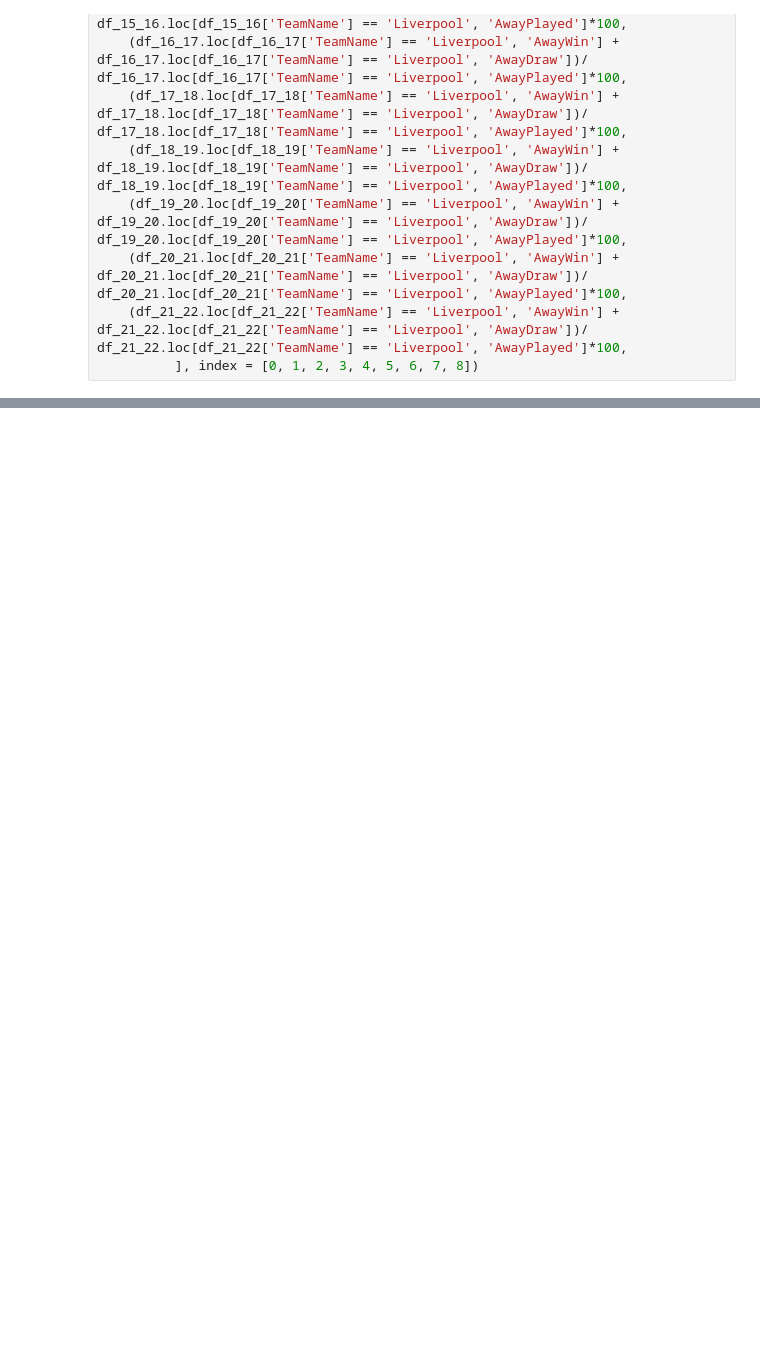
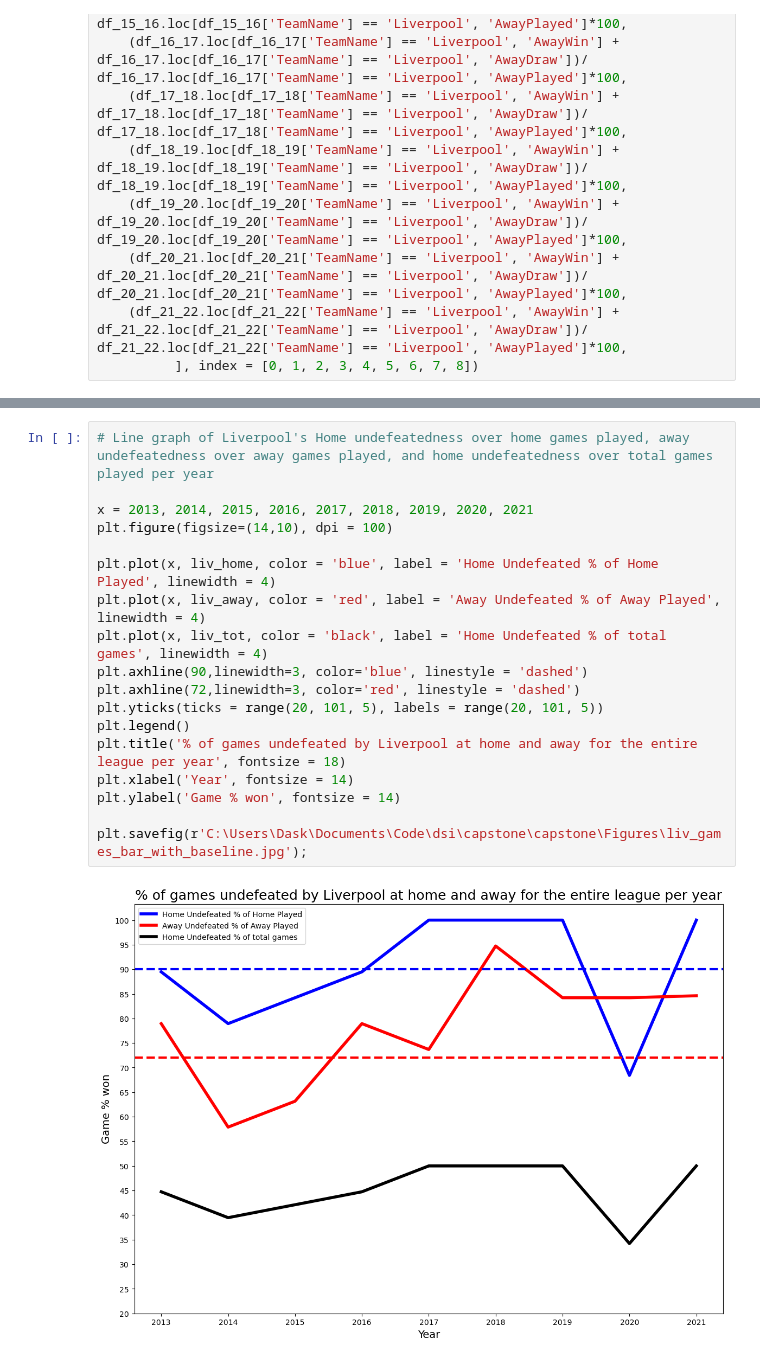
Before and after one commit to Devin-Hite/home-field-predictor, a Jupyter notebook: Code/EDA_and_visuals.ipynb, the cells around one changed output, grey strips where cells are left out. Cells and saved outputs as stored; diff of their text form; blank space fills up the shorter version.

```diff
--- a/Code/EDA_and_visuals.ipynb
+++ b/Code/EDA_and_visuals.ipynb
@@ -295,0 +296,20 @@ plt.savefig(r'C:\Users\Dask\Documents\Code\dsi\capstone_final\Figures\liv_games_
+# %%
+# Line graph of Liverpool's Home undefeatedness over home games played, away undefeatedness over away games played, and home undefeatedness over total games played per year
+
+x = 2013, 2014, 2015, 2016, 2017, 2018, 2019, 2020, 2021
+plt.figure(figsize=(14,10), dpi = 100)
+
+plt.plot(x, liv_home, color = 'blue', label = 'Home Undefeated % of Home Played', linewidth = 4)
+plt.plot(x, liv_away, color = 'red', label = 'Away Undefeated % of Away Played', linewidth = 4)
+plt.plot(x, liv_tot, color = 'black', label = 'Home Undefeated % of total games', linewidth = 4)
+plt.axhline(90,linewidth=3, color='blue', linestyle = 'dashed')
+plt.axhline(72,linewidth=3, color='red', linestyle = 'dashed')
+plt.yticks(ticks = range(20, 101, 5), labels = range(20, 101, 5))
+plt.legend()
+plt.title('% of games undefeated by Liverpool at home and away for the entire league per year', fontsize = 18)
+plt.xlabel('Year', fontsize = 14)
+plt.ylabel('Game % won', fontsize = 14)
+
+plt.savefig(r'C:\Users\Dask\Documents\Code\dsi\capstone\capstone\Figures\liv_games_bar_with_baseline.jpg');
+# %% [output]
+[figure, added]
```
Also changed, not shown: parts of 6 cells of this notebook, 12 other files.
